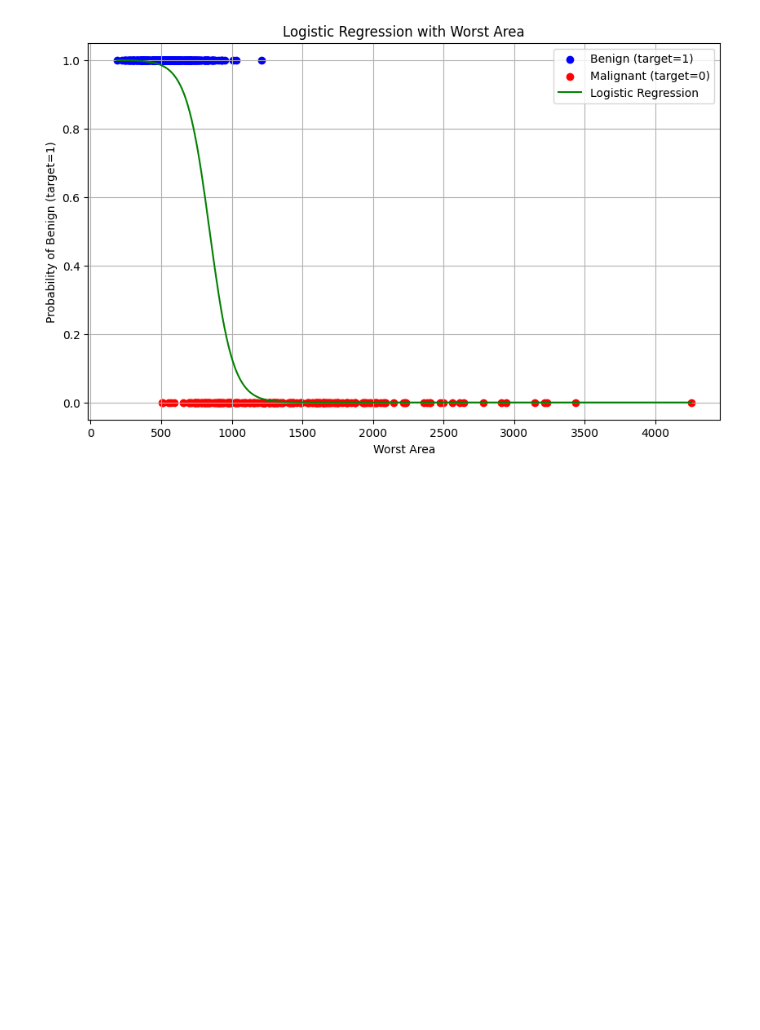
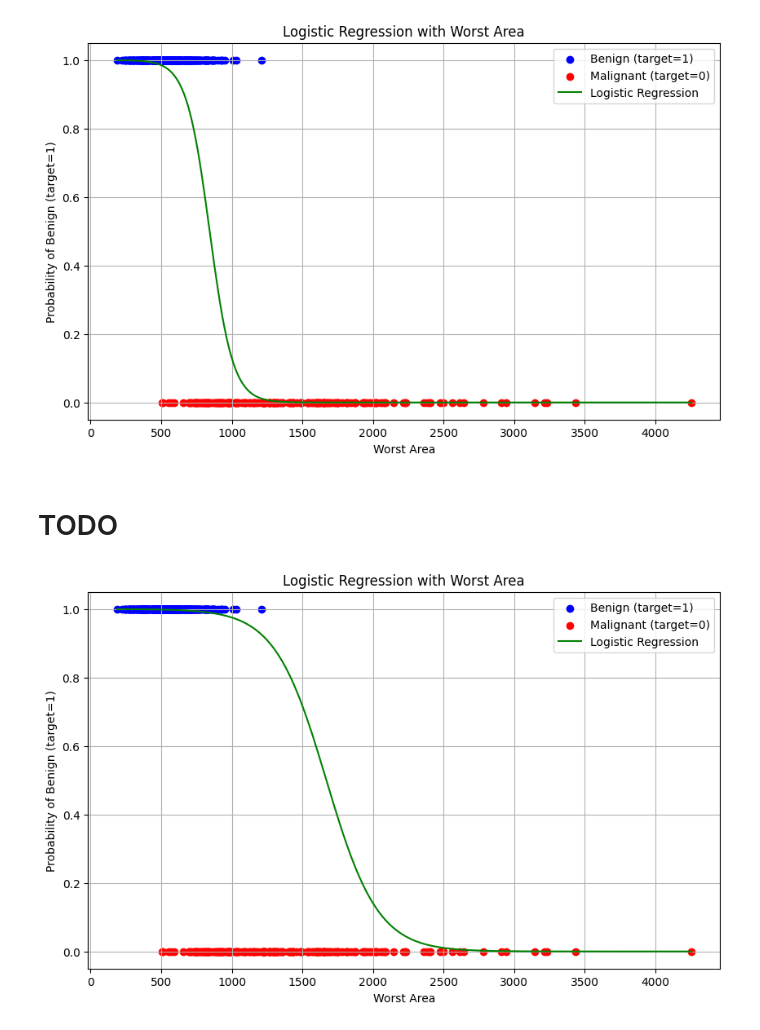
Before and after one commit to yeomseongbin/2025-1-YongMoon-Voluntary, a Jupyter notebook: Day3/logistic_regression.ipynb, the cells around one changed output. Cells and saved outputs as stored; diff of their text form; code cells hidden in the pictures; blank space fills up the shorter version.

```diff
--- a/Day3/logistic_regression.ipynb
+++ b/Day3/logistic_regression.ipynb
@@ -97,3 +98,36 @@ plt.grid()
 plt.show()
 # %% [output]
 [figure]
+# %% [markdown]
+# TODO
+# %%
+# 특성 1개만 선택
+A = df[['mean radius']].values  # 2D array # mean radius: 종양 세포 핵의 반지름
+b = df['target'].values
+
+# 훈련/테스트 분할
+A_train, A_test, b_train, b_test = train_test_split(A, b, stratify=b, random_state=0)
+# %%
+# 모델 학습
+model = LogisticRegression()
+model.fit(A_train, b_train)
+
+# 확률 예측 (시그모이드 곡선)
+A_range = np.linspace(A.min(), A.max(), 300).reshape(-1, 1)
+probs = model.predict_proba(A_range)[:, 1]
+# %%
+# 시각화
+plt.figure(figsize=(10, 6))
+
+# benign: 양성, malignant: 악성
+plt.scatter(X[b == 1], np.full_like(A[b == 1], 1), color='blue', label='Benign (target=1)')
+plt.scatter(X[b == 0], np.full_like(A[b == 0], 0), color='red', label='Malignant (target=0)')
+plt.plot(x_range, probs, color='green', label='Logistic Regression')
+plt.xlabel('Worst Area')
+plt.ylabel('Probability of Benign (target=1)')
+plt.title('Logistic Regression with Worst Area')
+plt.legend()
+plt.grid()
+plt.show()
+# %% [output]
+[figure, added]
```
Also changed, not shown: parts of 2 cells of this notebook, 1 other file.
